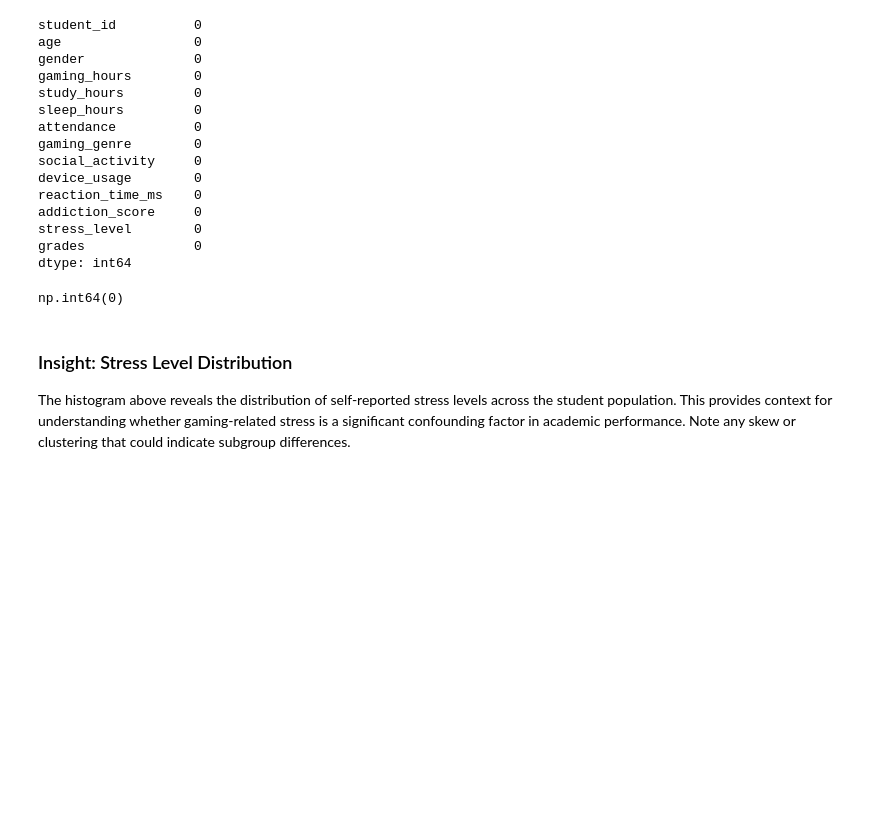
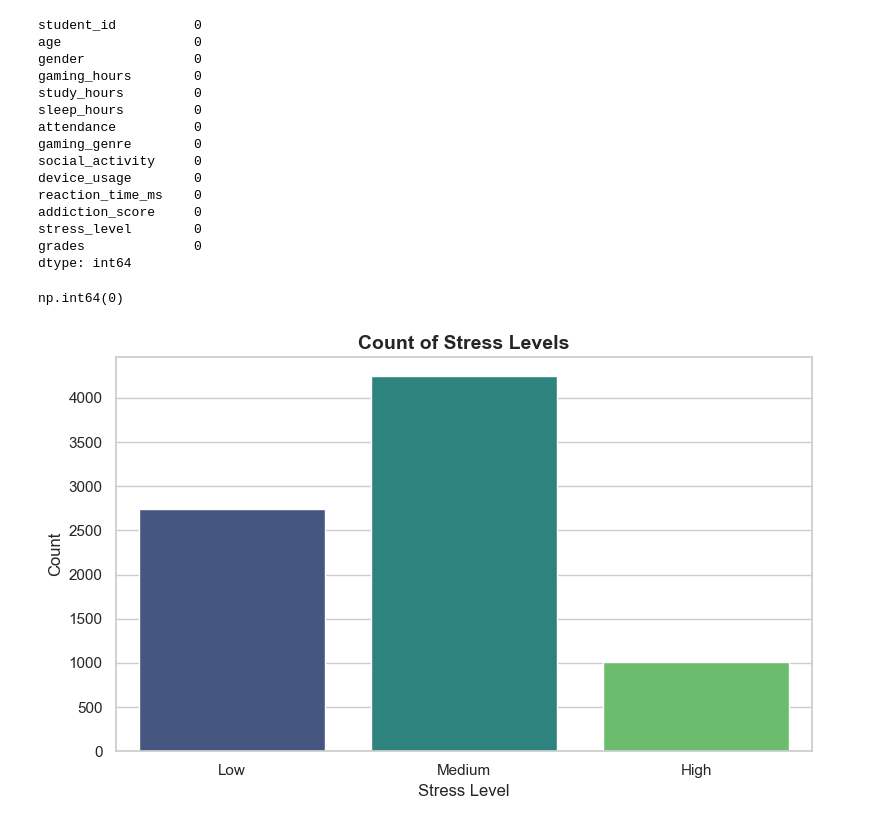
Before and after one commit to Ahmed-Na7rawy/ML-Notebooks, a Jupyter notebook: Gaming_Academic_Performance.ipynb, the cells around one changed output. Drawn from its saved outputs; the diff is of its cells as text; code cells hidden in the pictures; blank space fills up the shorter version.

Commit message:
fix: replace Plotly plots with seaborn/matplotlib for GitHub rendering

```diff
--- a/Gaming_Academic_Performance.ipynb
+++ b/Gaming_Academic_Performance.ipynb
@@ -18,13 +18,12 @@ importing libs
 import pandas as pd
 import numpy as np
 import seaborn as sns
-
 import matplotlib.pyplot as plt
 
-from sklearn.metrics import precision_score,recall_score,f1_score,accuracy_score,confusion_matrix,ConfusionMatrixDisplay,roc_auc_score,roc_curve
-import plotly.express as px
-import plotly.graph_objects as go
-from plotly.subplots import make_subplots
+from sklearn.metrics import precision_score, recall_score, f1_score, accuracy_score, confusion_matrix, ConfusionMatrixDisplay, roc_auc_score, roc_curve
+
+sns.set_theme(style='whitegrid', palette='muted')
+%matplotlib inline
 # %% [markdown]
 Loding Dataset
 # %%
@@ -100,8 +99,14 @@ df.duplicated().sum()
 # %% [output]
 np.int64(0)
 # %%
-fig = px.histogram(df, x='stress_level', title='Count of Stress Levels', color='stress_level', category_orders={'stress_level': ['Low', 'Medium', 'High']})
-fig.show()
+# Stress Level Distribution
+plt.figure(figsize=(8, 5))
+order = ['Low', 'Medium', 'High']
+sns.countplot(data=df, x='stress_level', order=order, palette='viridis', hue='stress_level', legend=False)
+plt.title('Count of Stress Levels', fontsize=14, fontweight='bold')
+plt.xlabel('Stress Level')
+plt.ylabel('Count')
+plt.tight_layout()
+plt.show()
+# %% [output]
+[figure, added]
-# %% [markdown]
-### Insight: Stress Level Distribution
-The histogram above reveals the distribution of self-reported stress levels across the student population. This provides context for understanding whether gaming-related stress is a significant confounding factor in academic performance. Note any skew or clustering that could indicate subgroup differences.
```
Also changed, not shown: parts of 21 cells of this notebook.
